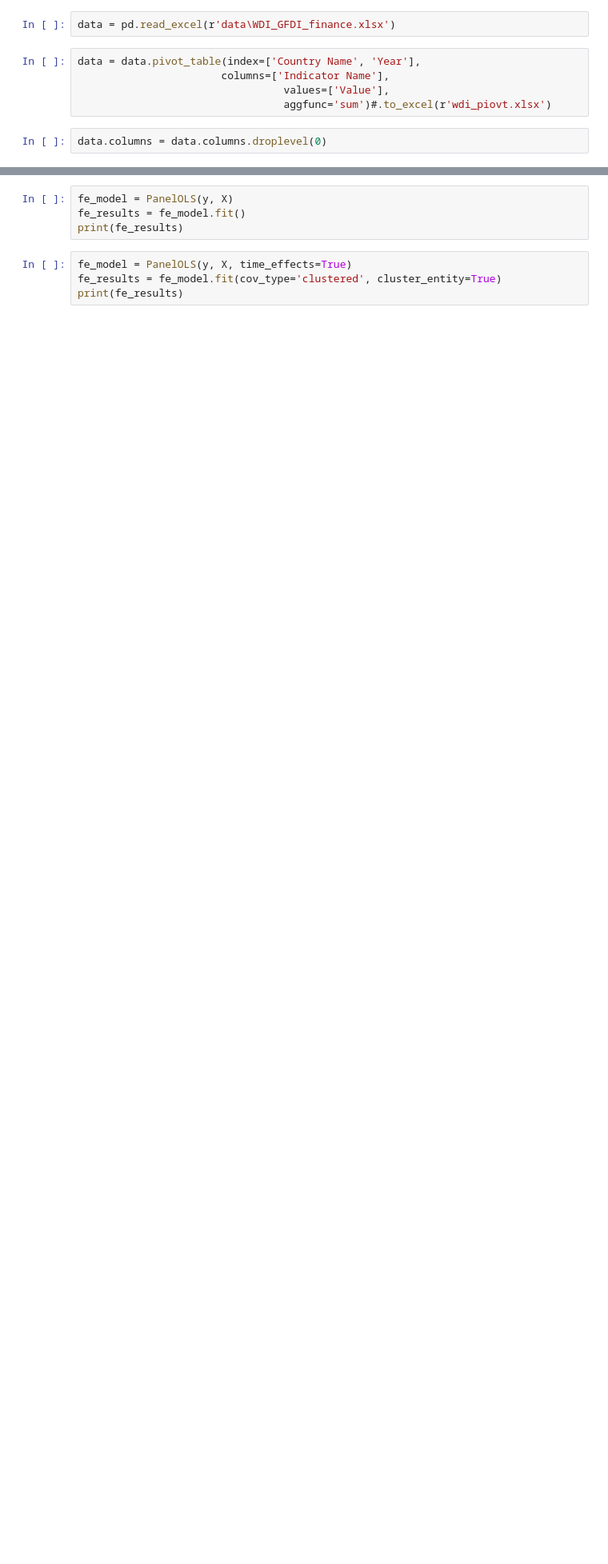
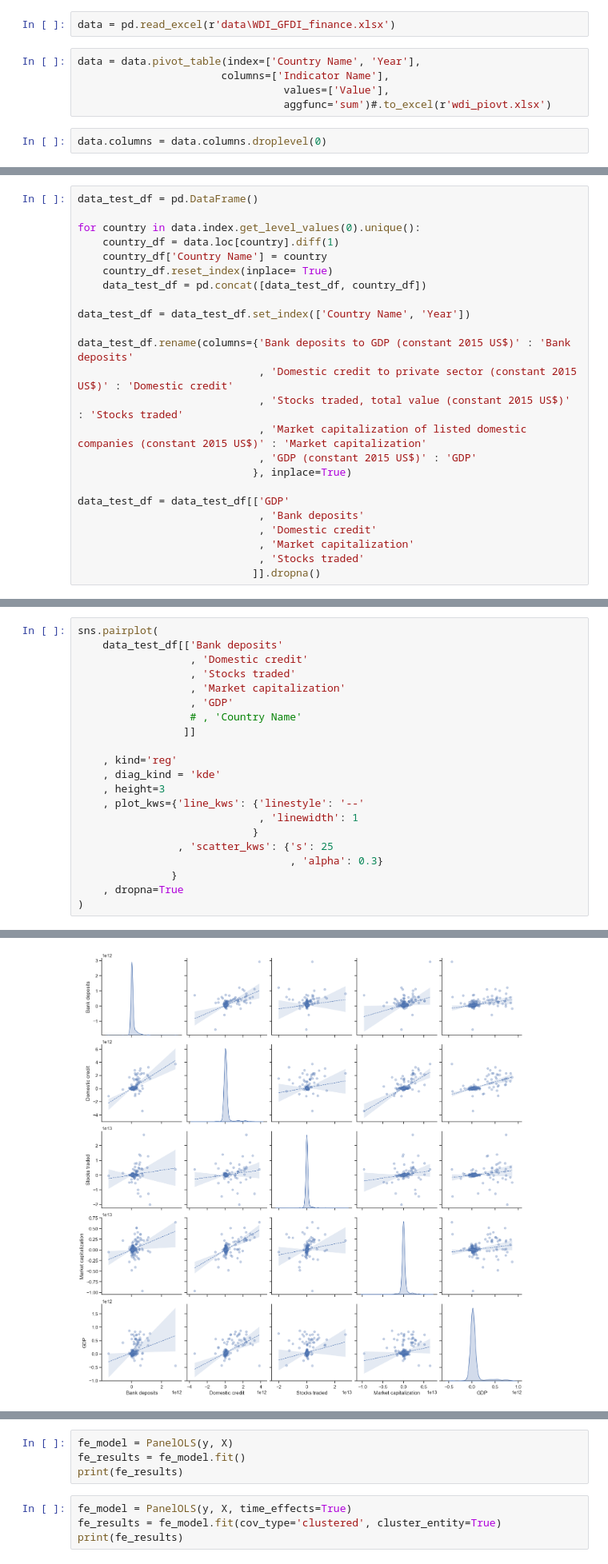
Before and after one commit to BDKlyukin/conferences, a Jupyter notebook: lomonsov 2026/2_panel_regressionm.ipynb, the cells around one changed output, grey strips where cells are left out. Shown at 80% size. Cells and saved outputs as stored; diff of their text form; blank space fills up the shorter version.

```diff
--- a/lomonsov 2026/2_panel_regressionm.ipynb
+++ b/lomonsov 2026/2_panel_regressionm.ipynb
@@ -146,0 +284,24 @@ data
+# %%
+data_test_df = pd.DataFrame()
+
+for country in data.index.get_level_values(0).unique():
+    country_df = data.loc[country].diff(1)
+    country_df['Country Name'] = country
+    country_df.reset_index(inplace= True)
+    data_test_df = pd.concat([data_test_df, country_df])
+
+data_test_df = data_test_df.set_index(['Country Name', 'Year'])
+
+data_test_df.rename(columns={'Bank deposits to GDP (constant 2015 US$)' : 'Bank deposits'
+                             , 'Domestic credit to private sector (constant 2015 US$)' : 'Domestic credit'
+                             , 'Stocks traded, total value (constant 2015 US$)' : 'Stocks traded'
+                             , 'Market capitalization of listed domestic companies (constant 2015 US$)' : 'Market capitalization'
+                             , 'GDP (constant 2015 US$)' : 'GDP'
+                            }, inplace=True)
+
+data_test_df = data_test_df[['GDP'
+                             , 'Bank deposits'
+                             , 'Domestic credit'
+                             , 'Market capitalization'
+                             , 'Stocks traded'
+                            ]].dropna()
@@ -146,0 +364,22 @@ data
+# %%
+sns.pairplot(
+    data_test_df[['Bank deposits'
+                  , 'Domestic credit'
+                  , 'Stocks traded'
+                  , 'Market capitalization'
+                  , 'GDP'
+                  # , 'Country Name'
+                 ]]
+
+    , kind='reg'
+    , diag_kind = 'kde'
+    , height=3
+    , plot_kws={'line_kws': {'linestyle': '--'
+                             , 'linewidth': 1
+                            }
+                , 'scatter_kws': {'s': 25
+                                  , 'alpha': 0.3}
+               }
+    , dropna=True
+)
+# %% [output]
@@ -147,3 +387,4 @@ data
+[figure, added]
 # %%
 # Prepare variables
 # Note: linearmodels requires explicit addition of constant for some models
```
Also changed, not shown: parts of 23 cells of this notebook, 3 other files.
